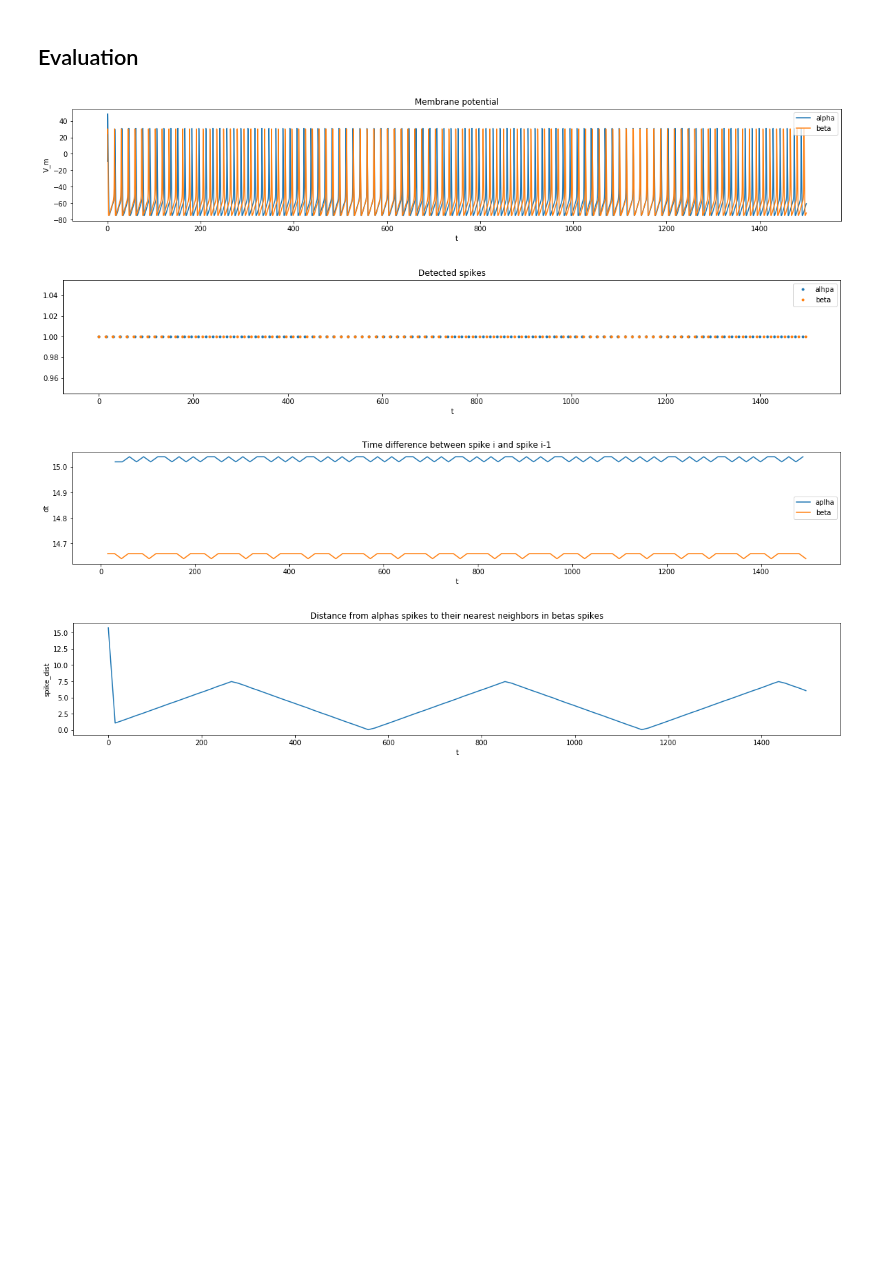
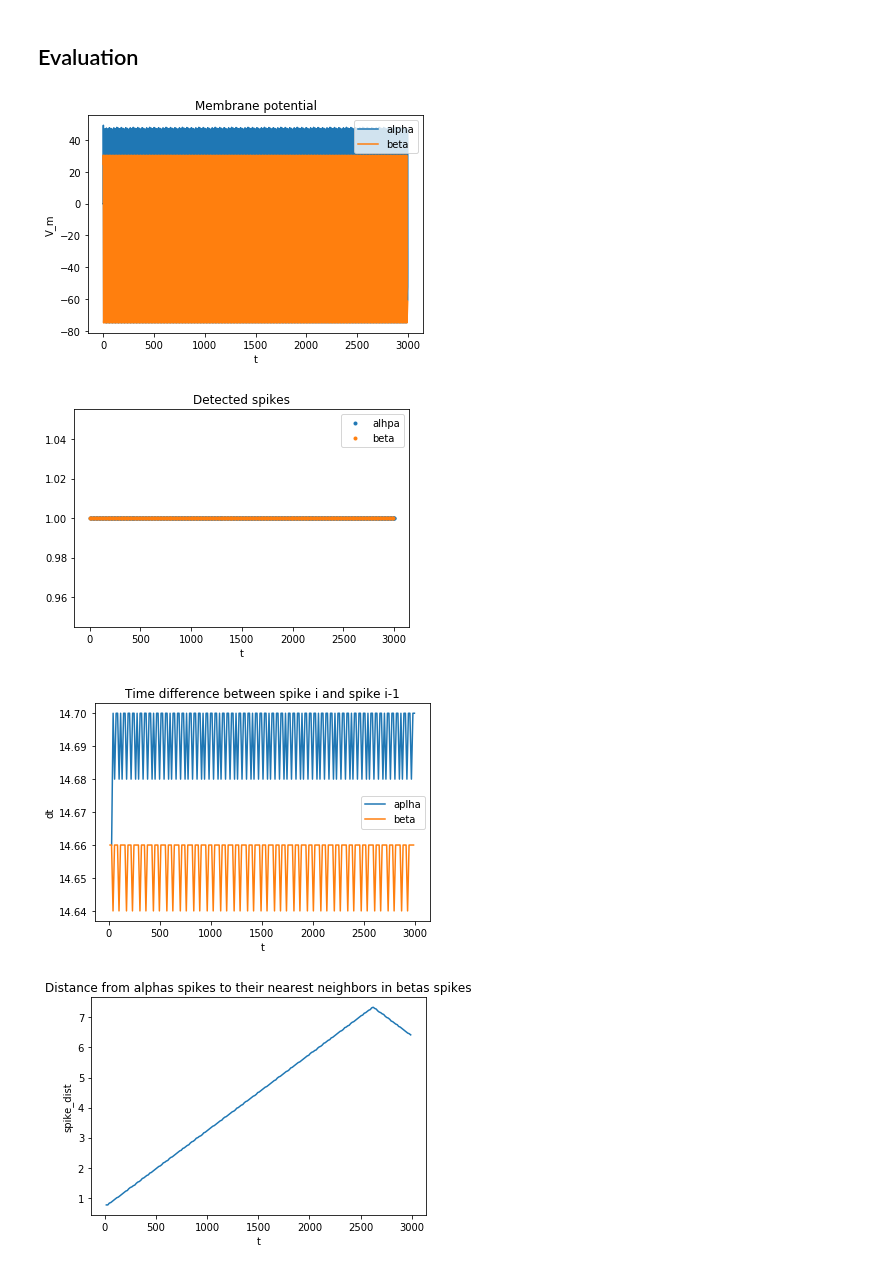
Before and after one commit to ndettmer/neuronal_synchrony_replication, a Jupyter notebook: NoNest.ipynb, the cells around one changed output. Drawn from its saved outputs; the diff is of its cells as text; code cells hidden in the pictures; blank space fills up the shorter version.

```diff
--- a/NoNest.ipynb
+++ b/NoNest.ipynb
@@ -2,6 +2,7 @@
 %matplotlib inline
 import numpy as np
 import matplotlib.pyplot as plt
+plt.rcParams["figure.figsize"] = (20, 5)
 # %% [markdown]
 ## Classes and functions
 # %%
@@ -146,23 +147,12 @@ class hh_neuron:
         I_syn = 0.
 
         for c in self.inc:
-            # alpha(t)
-            a_t = self.alpha(t)
 
-            # alpha(t_spike)
-            a_t_s = self.alpha(get_spike_times(ts[:idx], self.V[:idx]))
-
-            # sum(alpha(t) - alpha(t_spike)) over all t_spikes
-            spike_sum = np.sum(a_t - a_t_s)
-
-            # alpha(tau_l)
-            a_tau_l = self.alpha(c.tau_ls)
-
-            # sum(sum(alhpa(t) - alhpa(t_spike)) - alpha(tau_l)) over all tau_ls
-            tau_l_sum = np.sum(spike_sum - a_tau_l)
+            t_spike_grid, tau_l_grid = np.meshgrid(get_spike_times(ts[:idx], self.V[:idx]), c.tau_ls)
+            alphas = self.alpha(t - t_spike_grid - tau_l_grid)
 
             # S12 summed up over all incomming connections
-            I_syn -= g_max / N * tau_l_sum * (self.V[idx] - c.E_syn)
+            I_syn -= g_max / N * np.sum(alphas) * (self.V[idx] - c.E_syn)
 
         return I_syn
 
@@ -203,8 +193,8 @@ class hh_neuron:
 
         # translate to origin according to the
         # precalculated phase cycle
-        V_transl = self.V[i] - V_phase_mean
-        n_transl = self.n[i] - n_phase_mean
+        V_transl = (self.V[i] - V_phase_mean) / (V_phase_max - V_phase_min)
+        n_transl = (self.n[i] - n_phase_mean) / (n_phase_max - n_phase_min)
 
         # alpha = arctan(y / x), alpha in [-pi, +pi]
         # shift by pi to get alpha within [0, 2pi]
@@ -249,7 +239,7 @@ h0 = 0.6
 n0 = 0.32
 V0 = -30.
 
-t_end = 1500.
+t_end = 3000.
 
 ts = np.arange(t0, t_end, step_size)
 
@@ -324,8 +343,6 @@ def p(t, m, n):
     i = np.sqrt(-1 + 0j)
     return .5 * np.abs(np.exp(i * m.get_phase(t)) + np.exp(i * n.get_phase(t)))
 # %%
-plt.rcParams["figure.figsize"] = (20, 3)
-
 # only plot alpha and beta to visualize synchrony
 for neuron in neurons[:-1]:
     plt.plot(ts, neuron.V)
@@ -357,35 +374,35 @@ for i in range(1, stb.shape[0]):
     plb.append(stb[i] - stb[i-1])
 
 plt.plot(sta[1:], pla)
 plt.plot(stb[1:], plb)
 plt.legend(["aplha", "beta"])
 plt.title("Time difference between spike i and spike i-1")
 plt.xlabel("t")
 plt.ylabel("dt")
 plt.show()
 
 # nearest spike neighbor
 from scipy.spatial import KDTree
 sta = np.reshape(sta, (sta.shape[0], 1))
 stb = np.reshape(stb, (stb.shape[0], 1))
 alpha_tree = KDTree(sta)
 nn_dist, nn_idx = alpha_tree.query(stb, 1)
-plt.plot(stb, nn_dist)
+plt.plot(stb[1:], nn_dist[1:])
 plt.title("Distance from alphas spikes to their nearest neighbors in betas spikes")
 plt.ylabel("spike_dist")
 plt.xlabel("t")
 plt.show()
 
 # synchrony measure
 ps = []
 ps = p(ts, neurons[0], neurons[1])
 plt.plot(ts, ps)
 plt.title("Synchrony measure p(t)")
 plt.ylabel("p(t)")
 plt.xlabel("t")
 plt.show()
 # %% [output]
-[figure, old version]
+[figure, new version]
-[figure, old version]
+[figure, new version]
-[figure, old version]
+[figure, new version]
-[figure, old version]
+[figure, new version]
```
Also changed, not shown: parts of 2 cells of this notebook.
